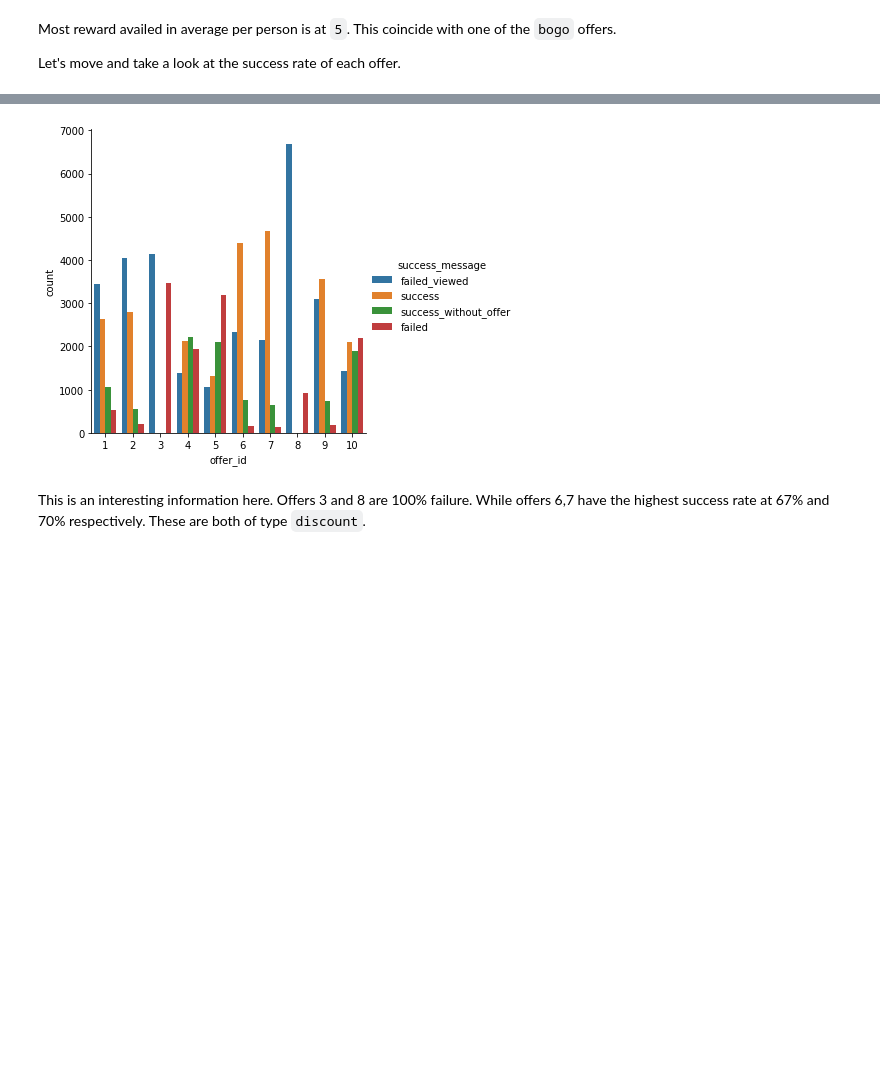
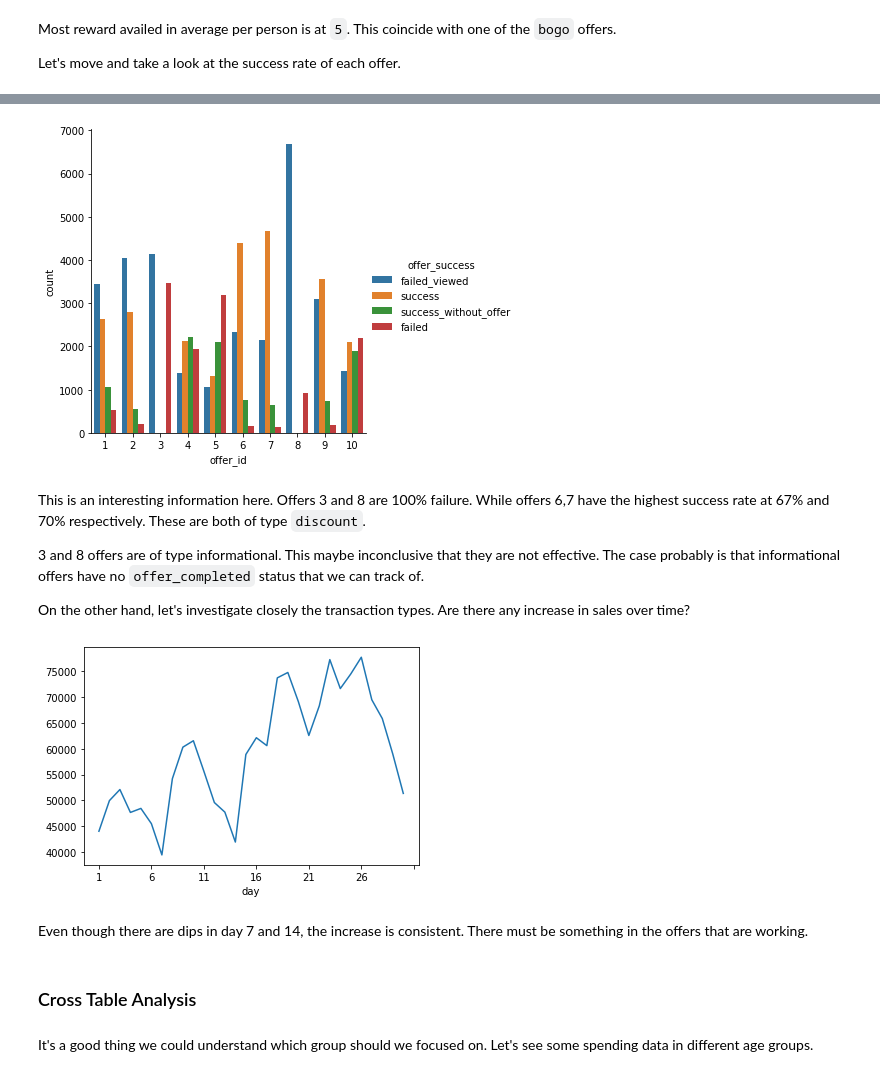
Before and after one commit to netxph/sb-capstone, a Jupyter notebook: notebooks/02 - Data Understanding.ipynb, the cells around one changed output, grey strips where cells are left out. Drawn from its saved outputs; the diff is of its cells as text; code cells hidden in the pictures; blank space fills up the shorter version.

```diff
--- a/notebooks/02 - Data Understanding.ipynb
+++ b/notebooks/02 - Data Understanding.ipynb
@@ -886,6 +841,26 @@ Name: success, dtype: float64
 # %%
-sns.catplot(data = transcript_seq, x="offer_id", hue="success_message", kind="count");
+sns.catplot(data = transcript_seq, x="offer_id", hue="offer_success", kind="count");
 # %% [output]
-[figure, old version]
+[figure, new version]
 # %% [markdown]
 This is an interesting information here. Offers 3 and 8 are 100% failure. While offers 6,7 have the highest success rate at 67% and 70% respectively. These are both of type `discount`.
+
+3 and 8 offers are of type informational. This maybe inconclusive that they are not effective. The case probably is that informational offers have no `offer_completed` status that we can track of.
+
+On the other hand, let's investigate closely the transaction types. Are there any increase in sales over time?
+# %%
+transcript_day = transcript.copy()
+
+bins = np.arange(-1, 714 + 24, step=24)
+
+transcript_day["day"] = pd.cut(transcript_day.time, bins=bins, labels=np.arange(1, int(np.ceil(714/24)) + 1))
+# %%
+transcript_day[transcript_day.event == "transaction"].groupby("day").amount.sum().plot(kind="line");
+# %% [output]
+[figure, added]
+# %% [markdown]
+Even though there are dips in day 7 and 14, the increase is consistent. There must be something in the offers that are working.
+# %% [markdown]
+### Cross Table Analysis
+# %% [markdown]
+It's a good thing we could understand which group should we focused on. Let's see some spending data in different age groups.
```
Also changed, not shown: parts of 34 cells of this notebook, 1 other file.
